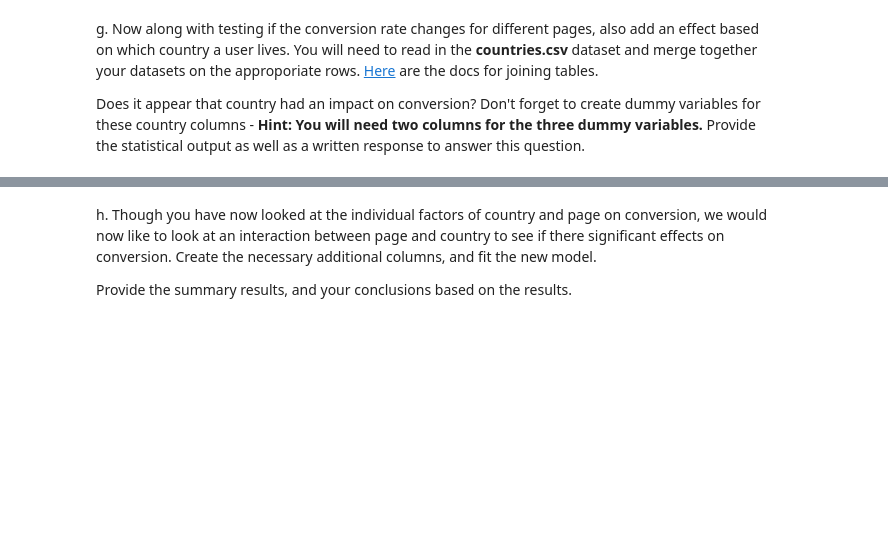
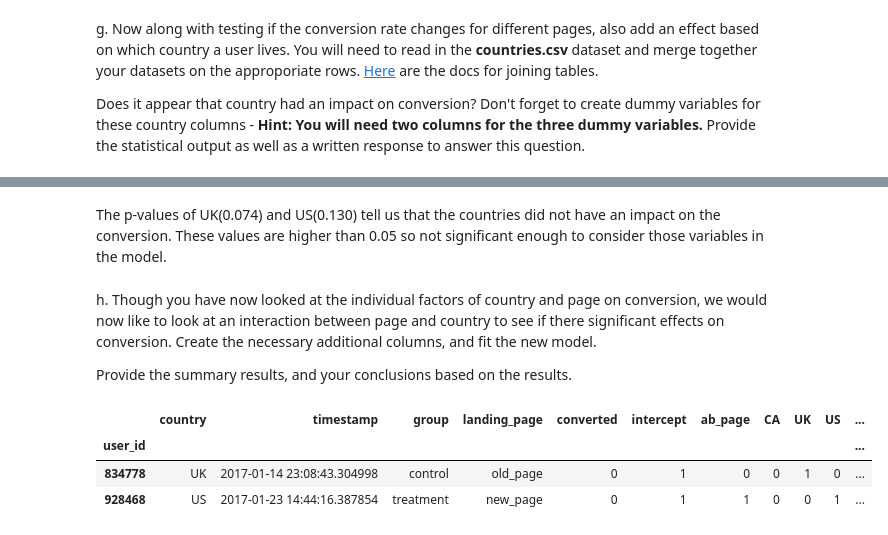
Before and after one commit to furawa/Data_Analyst_Udacity_Projects, a Jupyter notebook: 03_analyze_AB_test/Analyze_ab_test_results_notebook.ipynb, the cells around one changed output, grey strips where cells are left out. Cells and saved outputs as stored; diff of their text form; code cells hidden in the pictures; blank space fills up the shorter version.

```diff
--- a/03_analyze_AB_test/Analyze_ab_test_results_notebook.ipynb
+++ b/03_analyze_AB_test/Analyze_ab_test_results_notebook.ipynb
@@ -329,6 +406,20 @@ df_new = countries_df.set_index('user_id').join(df2.set_index('user_id'), how='i
+# %% [markdown]
+The p-values of UK(0.074) and US(0.130) tell us that the countries did not have an impact on the conversion.
+These values are higher than 0.05 so not significant enough to consider those variables in the model.
 # %% [markdown]
 h. Though you have now looked at the individual factors of country and page on conversion, we would now like to look at an interaction between page and country to see if there significant effects on conversion.  Create the necessary additional columns, and fit the new model.
 
 Provide the summary results, and your conclusions based on the results.
+# %%
+# Interaction between UK and ab_page
+df_new['UK_page'] = df_new['UK'] * df_new['ab_page']
+# Interaction between US and ab_page
+df_new['US_page'] = df_new['US'] * df_new['ab_page']
+df_new.head(2)
+# %% [output]
+|  | country | timestamp | group | landing_page | converted | intercept | ab_page | CA | UK | US | ... |
+| user_id |  |  |  |  |  |  |  |  |  |  | ... |
+| 834778 | UK | 2017-01-14 23:08:43.304998 | control | old_page | 0 | 1 | 0 | 0 | 1 | 0 | ... |
+| 928468 | US | 2017-01-23 14:44:16.387854 | treatment | new_page | 0 | 1 | 1 | 0 | 0 | 1 | ... |
 # %%
 ### Fit Your Linear Model And Obtain the Results
```
Also changed, not shown: parts of 22 cells of this notebook.
